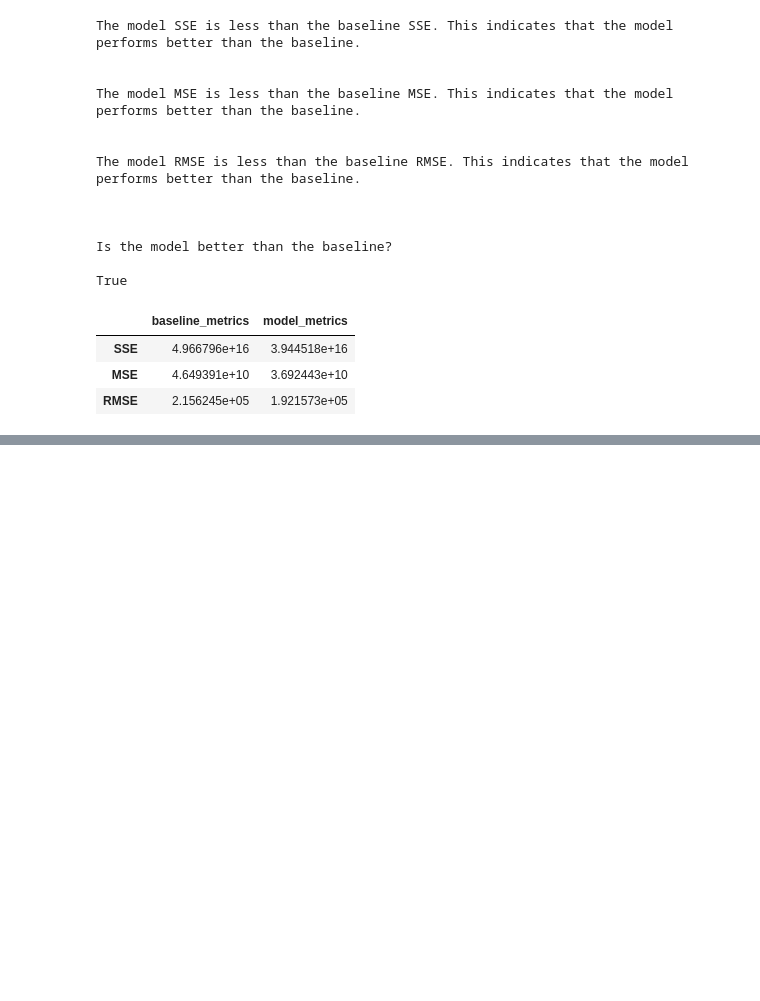
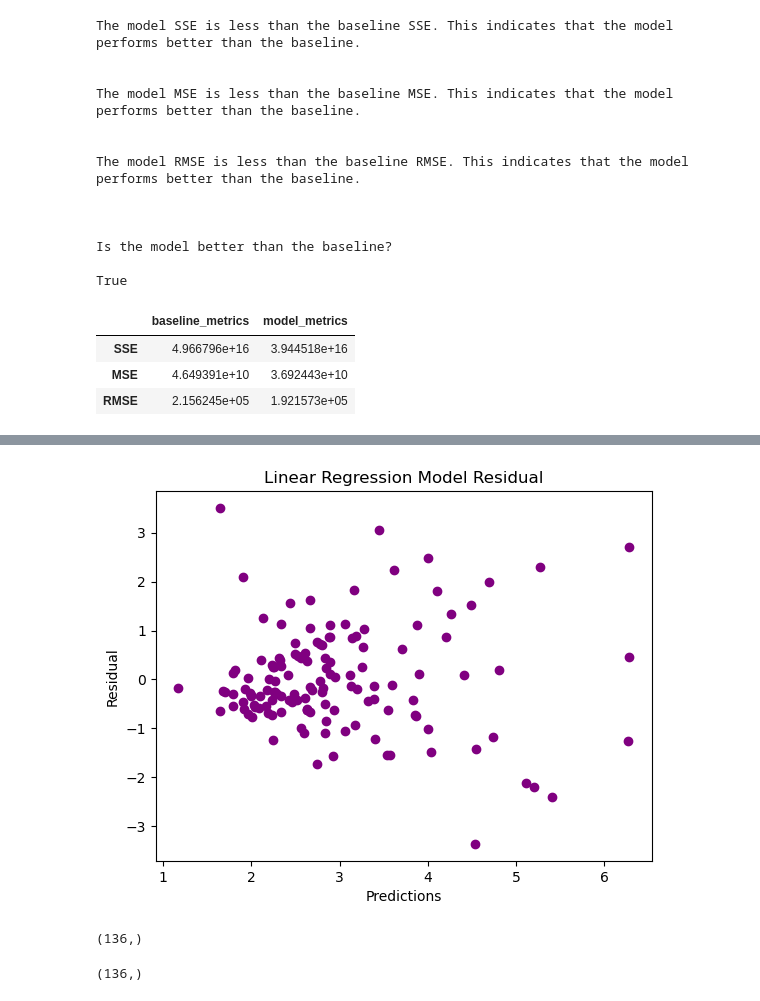
Before and after one commit to caroline-miller0921/regression_exercises, a Jupyter notebook: evaluate.ipynb, the cells around one changed output, grey strips where cells are left out. Drawn from its saved outputs; the diff is of its cells as text; code cells hidden in the pictures; blank space fills up the shorter version.

```diff
--- a/evaluate.ipynb
+++ b/evaluate.ipynb
@@ -359,0 +445,12 @@ True
+# %%
+plot_residuals(train_y, yhat)
+# %% [output]
+[figure, added]
+# %%
+train_y.shape
+# %% [output]
+(136,)
+# %%
+yhat.shape
+# %% [output]
+(136,)
```
Also changed, not shown: parts of 27 cells of this notebook, 1 other file.
